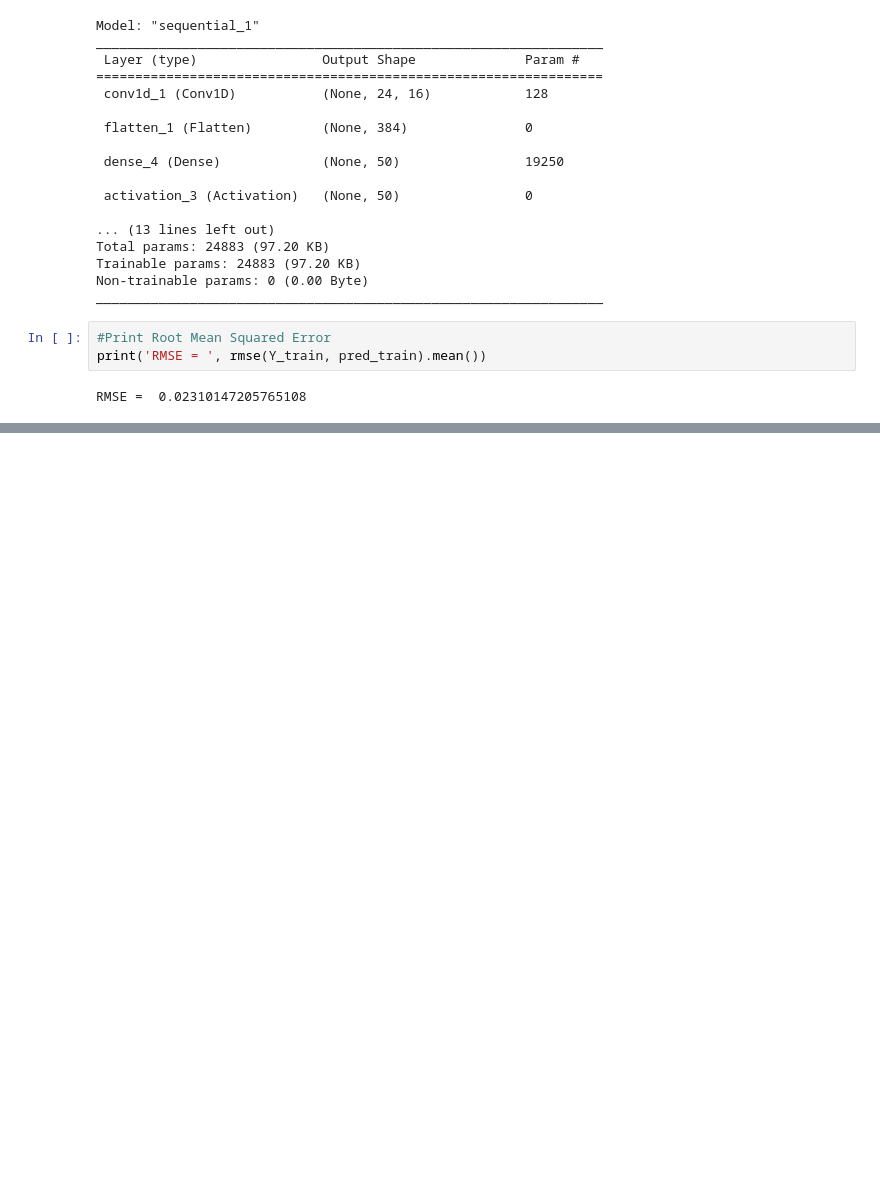
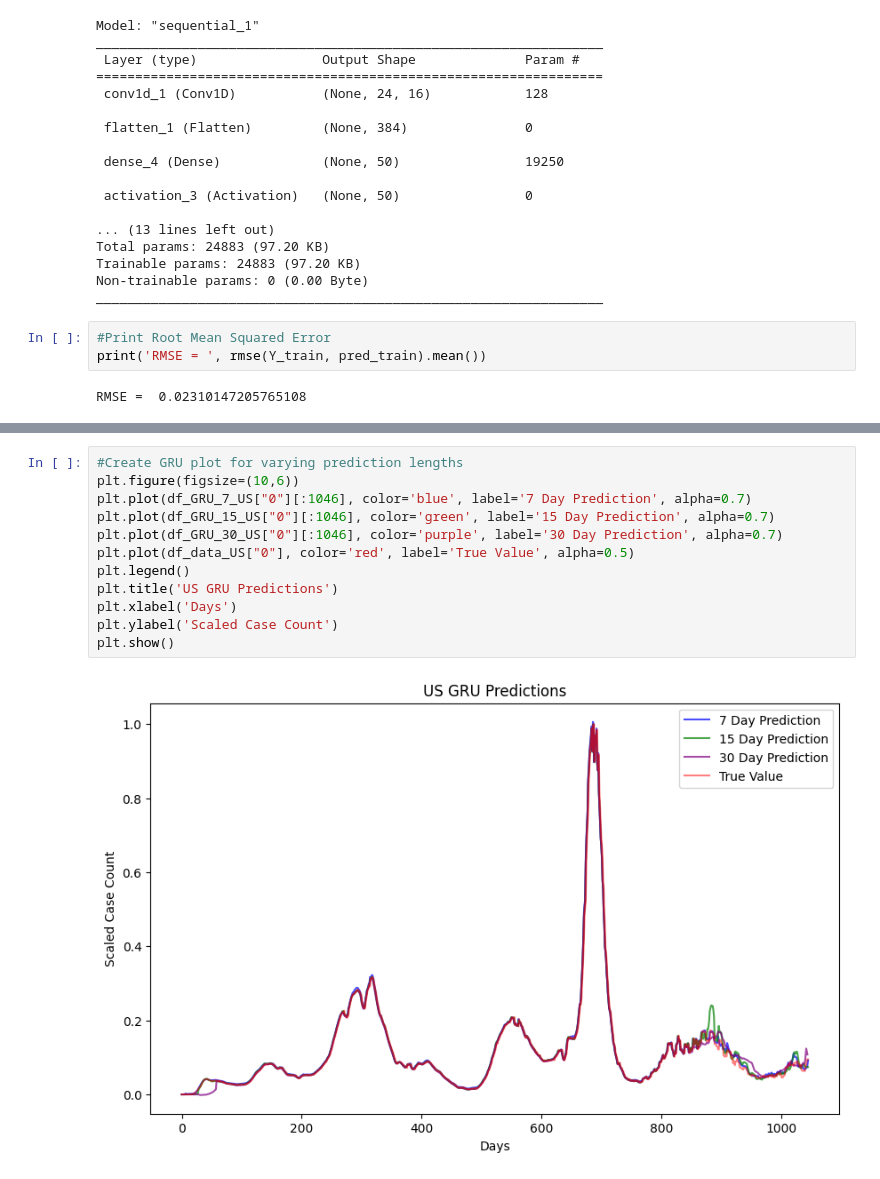
Before and after one commit to MaryBethHoover/Portfolio, a Jupyter notebook: TimeSeriesPrediction.ipynb, the cells around one changed output, grey strips where cells are left out. Cells and saved outputs as stored; diff of their text form; blank space fills up the shorter version.

```diff
--- a/TimeSeriesPrediction.ipynb
+++ b/TimeSeriesPrediction.ipynb
@@ -757,0 +829,14 @@ RMSE =  0.02310147205765108
+# %%
+#Create GRU plot for varying prediction lengths
+plt.figure(figsize=(10,6))
+plt.plot(df_GRU_7_US["0"][:1046], color='blue', label='7 Day Prediction', alpha=0.7)
+plt.plot(df_GRU_15_US["0"][:1046], color='green', label='15 Day Prediction', alpha=0.7)
+plt.plot(df_GRU_30_US["0"][:1046], color='purple', label='30 Day Prediction', alpha=0.7)
+plt.plot(df_data_US["0"], color='red', label='True Value', alpha=0.5)
+plt.legend()
+plt.title('US GRU Predictions')
+plt.xlabel('Days')
+plt.ylabel('Scaled Case Count')
+plt.show()
+# %% [output]
+[figure, added]
```
Also changed, not shown: parts of 10 cells of this notebook.
